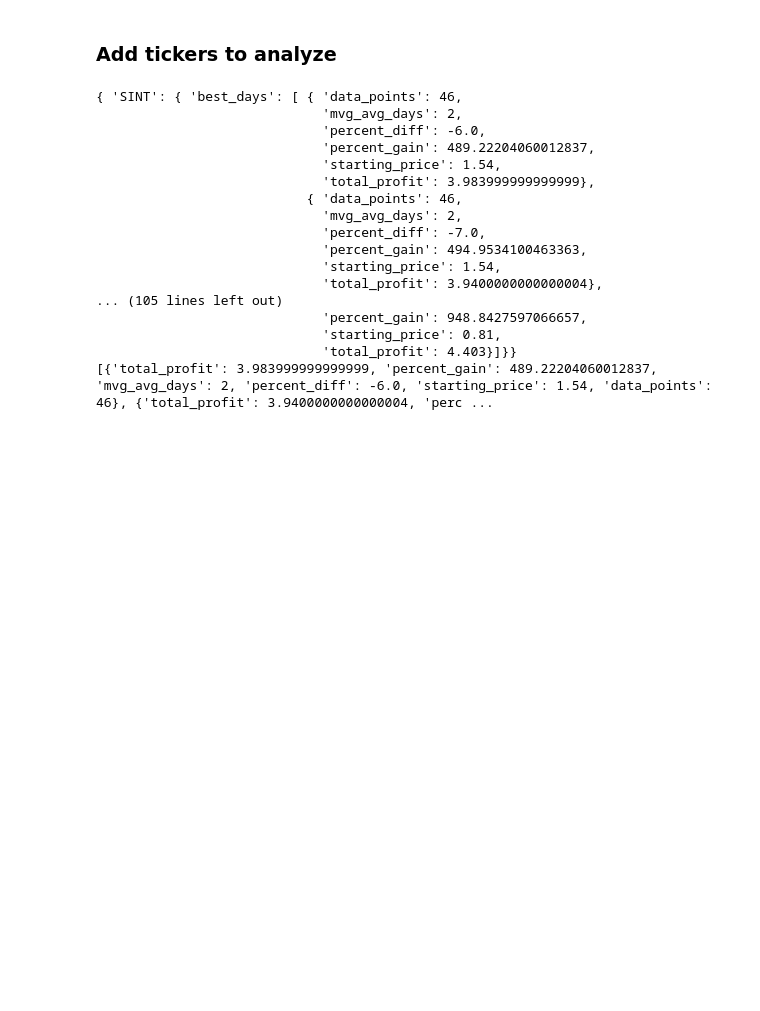
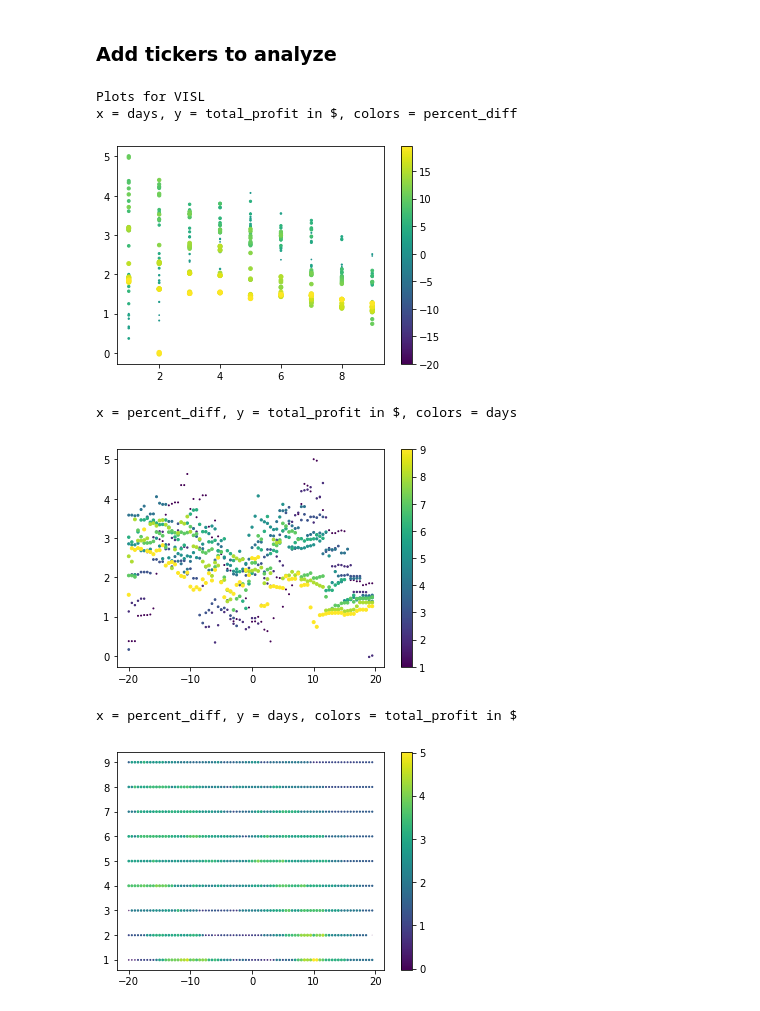
Before and after one commit to stuhops/stonks, a Jupyter notebook: analyze.ipynb, the cells around one changed output. Cells and saved outputs as stored; diff of their text form; code cells hidden in the pictures; blank space fills up the shorter version.

Commit message:
Added plots and graphs

```diff
--- a/analyze.ipynb
+++ b/analyze.ipynb
@@ -33,32 +34,43 @@ for ticker in tickers:
     prices = AlpacaTrade.get_historical_data(ticker, limit=400, to_return={"c"})
     best_days = MeanReversion.get_best_settings(
         prices,
-        num_best=10,
+        num_best=-1,
         diff_range=diff_range,
         day_range=range(1, 10),
-        data_splits=range(10),
+        data_splits=range(20),
     )
 
     tickers[ticker]["best_days"] = best_days
+# %%
+    days_list = [best_days[day]["mvg_avg_days"] for day in best_days]
+    diff_list = [best_days[day]["percent_diff"] for day in best_days]
+    profit_list = [best_days[day]["total_profit"] for day in best_days]
+
+    print(f"Plots for {ticker}")
+    print(f"x = days, y = total_profit in $, colors = percent_diff")
+    plt.scatter(days_list, profit_list, s=diff_list, c=diff_list)
+    plt.colorbar()
+    plt.show()
+
+    print(f"x = percent_diff, y = total_profit in $, colors = days")
+    plt.scatter(diff_list, profit_list, s=days_list, c=days_list)
+    plt.colorbar()
+    plt.show()
+
+    print(f"x = percent_diff, y = days, colors = total_profit in $")
+    plt.scatter(diff_list, days_list, s=profit_list, c=profit_list)
+    plt.colorbar()
+    plt.show()
+    # plt.plot("percent_diff", "total_profit", data=best_days)
+# %% [output]
+Plots for VISL
+x = days, y = total_profit in $, colors = percent_diff
+[figure, added]
+x = percent_diff, y = total_profit in $, colors = days
+[figure, added]
+x = percent_diff, y = days, colors = total_profit in $
+[figure, added]
 # %%
 ### Display results
-pp = pprint.PrettyPrinter(indent=2).pprint(tickers)
-print(tickers["SINT"]["best_days"])
+# pp = pprint.PrettyPrinter(indent=2).pprint(tickers)
+# print(tickers["SINT"]["best_days"])
-# %% [output]
-{ 'SINT': { 'best_days': [ { 'data_points': 46,
-                             'mvg_avg_days': 2,
-                             'percent_diff': -6.0,
-                             'percent_gain': 489.22204060012837,
-                             'starting_price': 1.54,
-                             'total_profit': 3.983999999999999},
-                           { 'data_points': 46,
-                             'mvg_avg_days': 2,
-                             'percent_diff': -7.0,
-                             'percent_gain': 494.9534100463363,
-                             'starting_price': 1.54,
-                             'total_profit': 3.9400000000000004},
-... (105 lines left out)
-                             'percent_gain': 948.8427597066657,
-                             'starting_price': 0.81,
-                             'total_profit': 4.403}]}}
-[{'total_profit': 3.983999999999999, 'percent_gain': 489.22204060012837, 'mvg_avg_days': 2, 'percent_diff': -6.0, 'starting_price': 1.54, 'data_points': 46}, {'total_profit': 3.9400000000000004, 'perc ...
```
Also changed, not shown: parts of 2 cells of this notebook.
